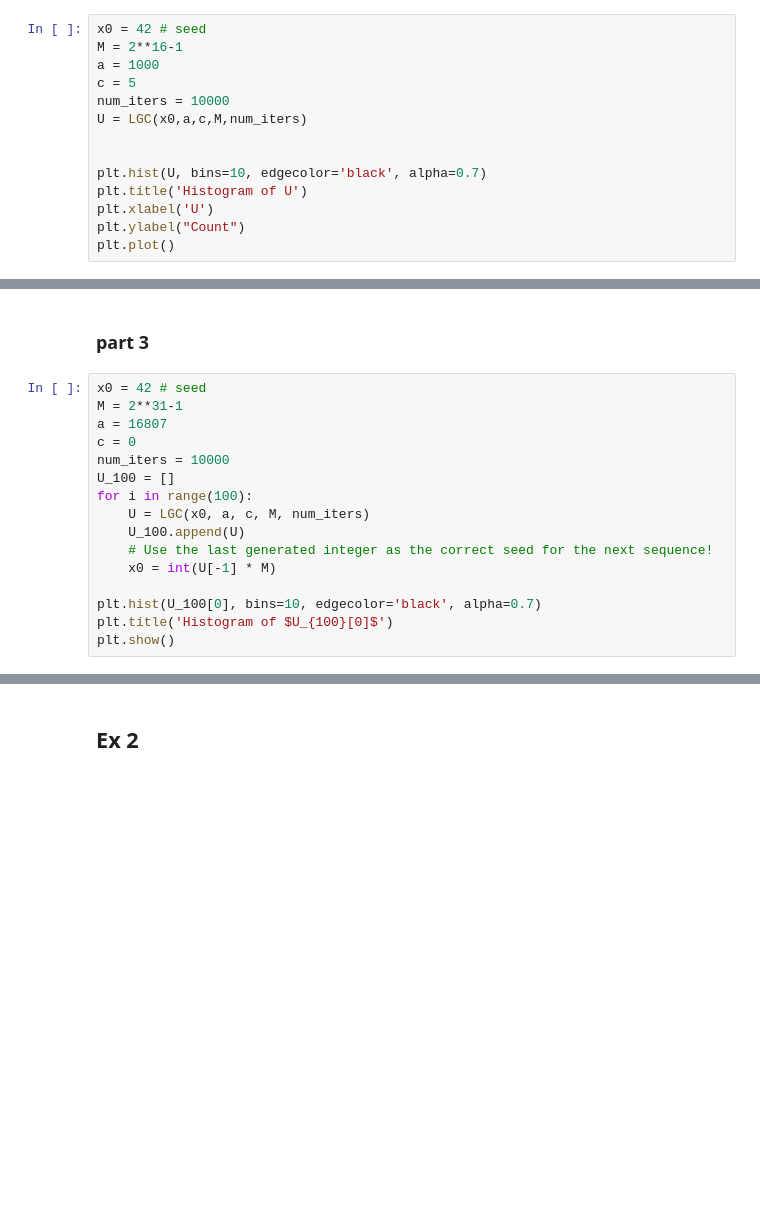
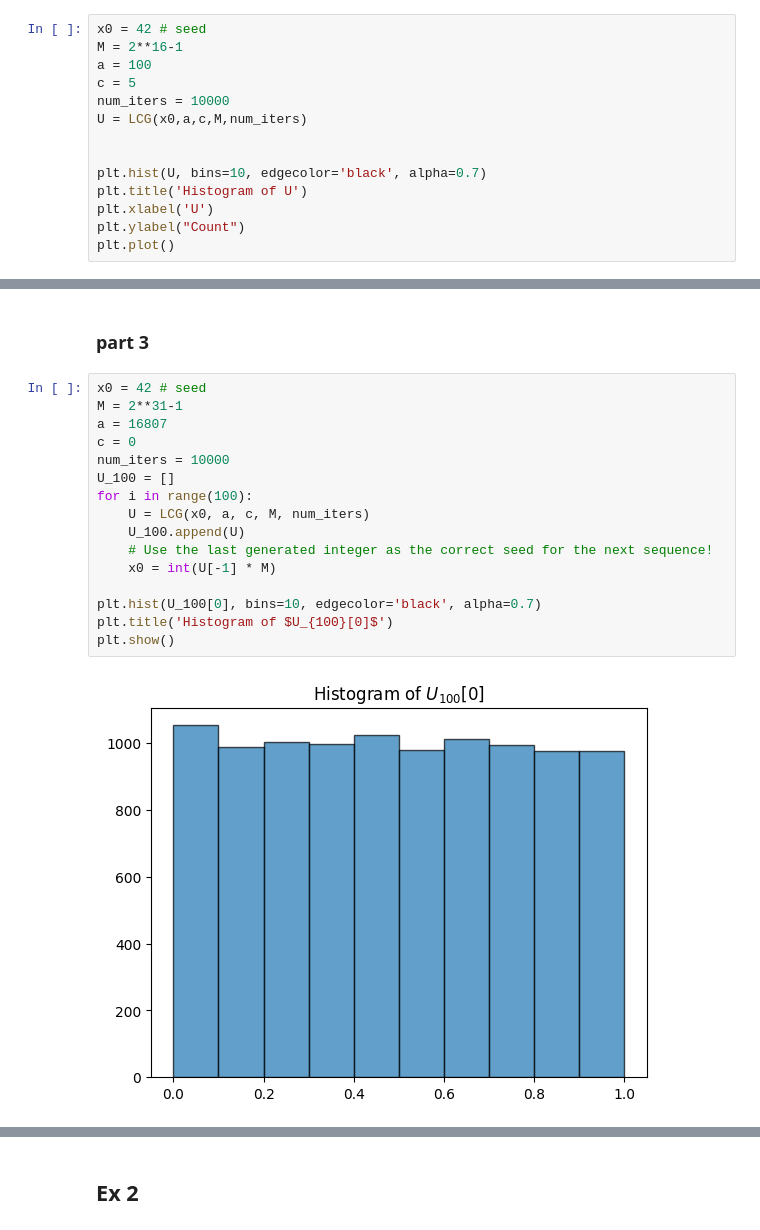
Before and after one commit to markus1573/stokastisk-simulering, a Jupyter notebook: Markus/week1.ipynb, the cells around one changed output, grey strips where cells are left out. Cells and saved outputs as stored; diff of their text form; blank space fills up the shorter version.

```diff
--- a/Markus/week1.ipynb
+++ b/Markus/week1.ipynb
@@ -155,10 +236,10 @@ else:
 # %%
 x0 = 42 # seed
 M = 2**16-1
-a = 1000
+a = 100
 c = 5
 num_iters = 10000
-U = LGC(x0,a,c,M,num_iters)
+U = LCG(x0,a,c,M,num_iters)
 
 
 plt.hist(U, bins=10, edgecolor='black', alpha=0.7)
@@ -424,19 +640,21 @@ else:
 # %%
 x0 = 42 # seed
 M = 2**31-1
 a = 16807
 c = 0
 num_iters = 10000
 U_100 = []
 for i in range(100):
-    U = LGC(x0, a, c, M, num_iters)
+    U = LCG(x0, a, c, M, num_iters)
     U_100.append(U)
     # Use the last generated integer as the correct seed for the next sequence!
     x0 = int(U[-1] * M)
 
 plt.hist(U_100[0], bins=10, edgecolor='black', alpha=0.7)
 plt.title('Histogram of $U_{100}[0]$')
 plt.show()
+# %% [output]
+[figure, added]
 # %%
 # Scatter plot: U_i vs U_{i+1}
 plt.scatter(U_100[0][:-1], U_100[0][1:], s=1, alpha=0.5)
```
Also changed, not shown: parts of 48 cells of this notebook.
